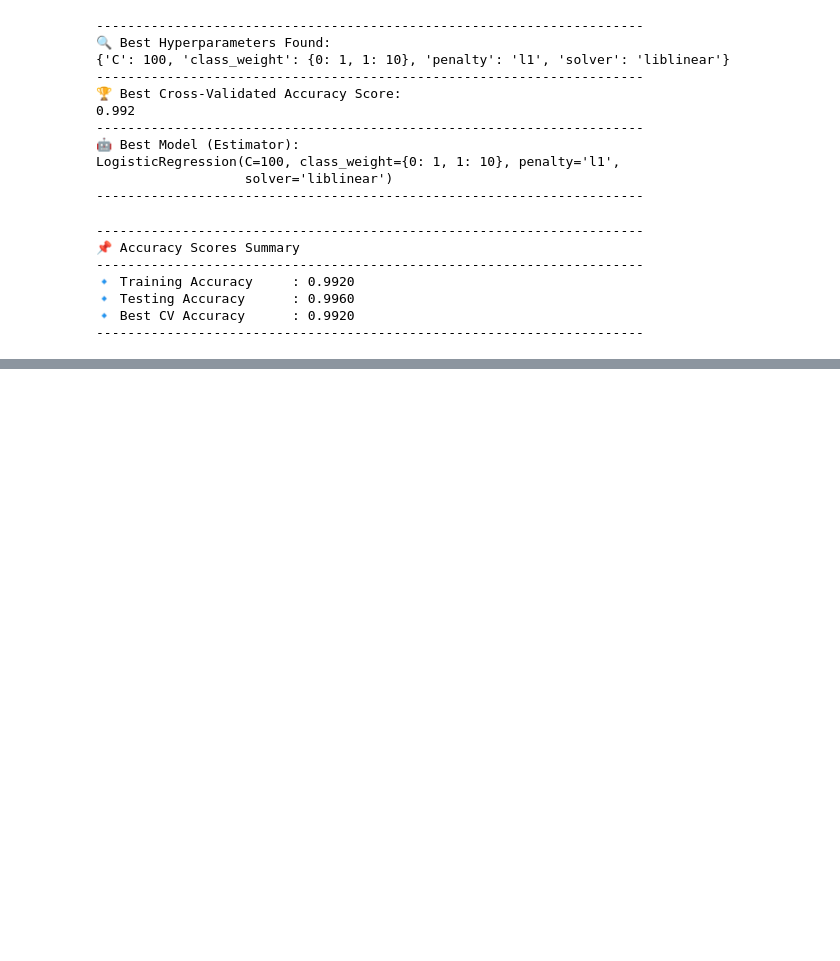
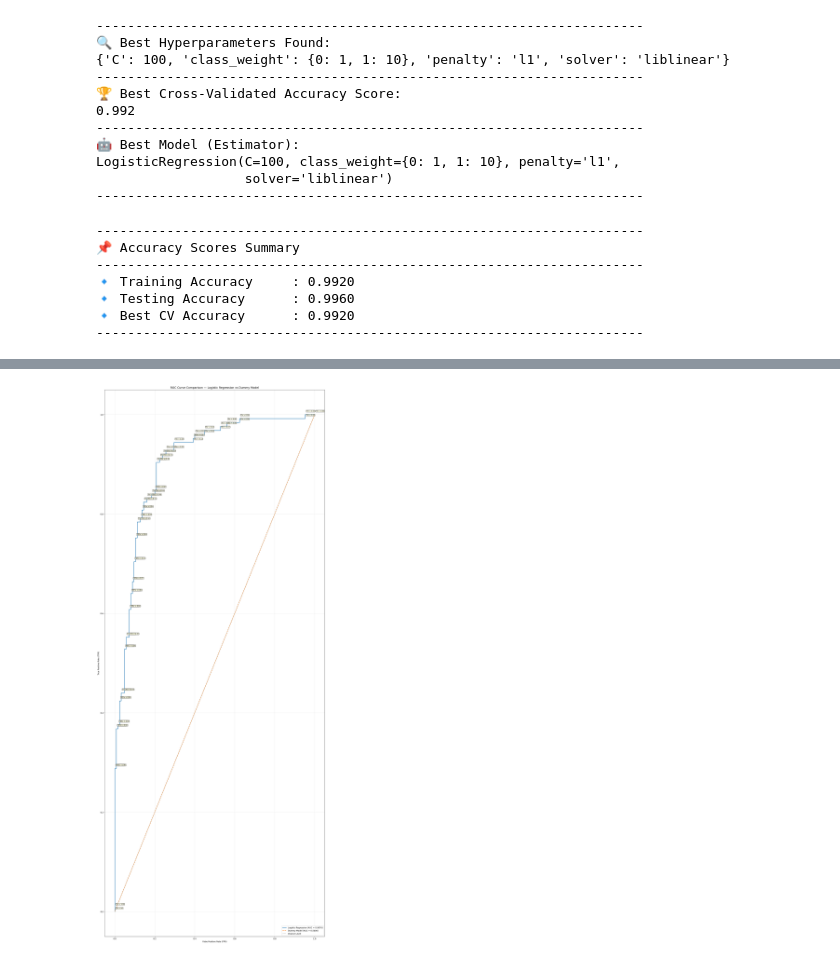
Before and after one commit to prsundaram/python-series, a Jupyter notebook: Logistic_Regression/logistic_regression.ipynb, the cells around one changed output, grey strips where cells are left out. Cells and saved outputs as stored; diff of their text form; code cells hidden in the pictures; blank space fills up the shorter version.

```diff
--- a/Logistic_Regression/logistic_regression.ipynb
+++ b/Logistic_Regression/logistic_regression.ipynb
@@ -1373,0 +1769,39 @@ print("-" * 70)
+# %%
+import matplotlib.pyplot as plt
+import numpy as np
+
+fig = plt.figure(figsize=(20, 50))
+ax = fig.add_subplot(111)
+
+# Plot Logistic Regression ROC curve
+ax.plot(model_fpr, model_tpr, label=f"Logistic Regression (AUC = {model_auc:.4f})", linewidth=2)
+
+# Plot Dummy model ROC curve (baseline)
+ax.plot(dummy_fpr, dummy_tpr, label=f"Dummy Model (AUC = {dummy_model_auc:.4f})", linestyle="--", linewidth=2)
+
+# Plot the diagonal reference line (random guessing)
+ax.plot([0, 1], [0, 1], linestyle=":", color="gray", label="Chance Level")
+
+# Annotate threshold values closer to the curve
+for fpr, tpr, thr in zip(model_fpr, model_tpr, thresholds):
+    ax.annotate(
+        f"Thr = {thr:.2f}",  # meaningful annotation text
+        xy=(fpr, tpr),
+        xytext=(fpr + 0.006, tpr + 0.006),   # very small offset so label sticks near curve
+        fontsize=8,
+
+        bbox=dict(boxstyle="round,pad=0.18", fc="lightyellow", alpha=0.65)
+    )
+
+# Title and axes labels
+plt.title("ROC Curve Comparison — Logistic Regression vs Dummy Model", fontsize=14)
+plt.xlabel("False Positive Rate (FPR)")
+plt.ylabel("True Positive Rate (TPR)")
+
+# Legend and grid
+plt.legend(loc="lower right")
+plt.grid(alpha=0.3)
+
+plt.show()
+# %% [output]
+[figure, added]
```
Also changed, not shown: parts of 16 cells of this notebook.
